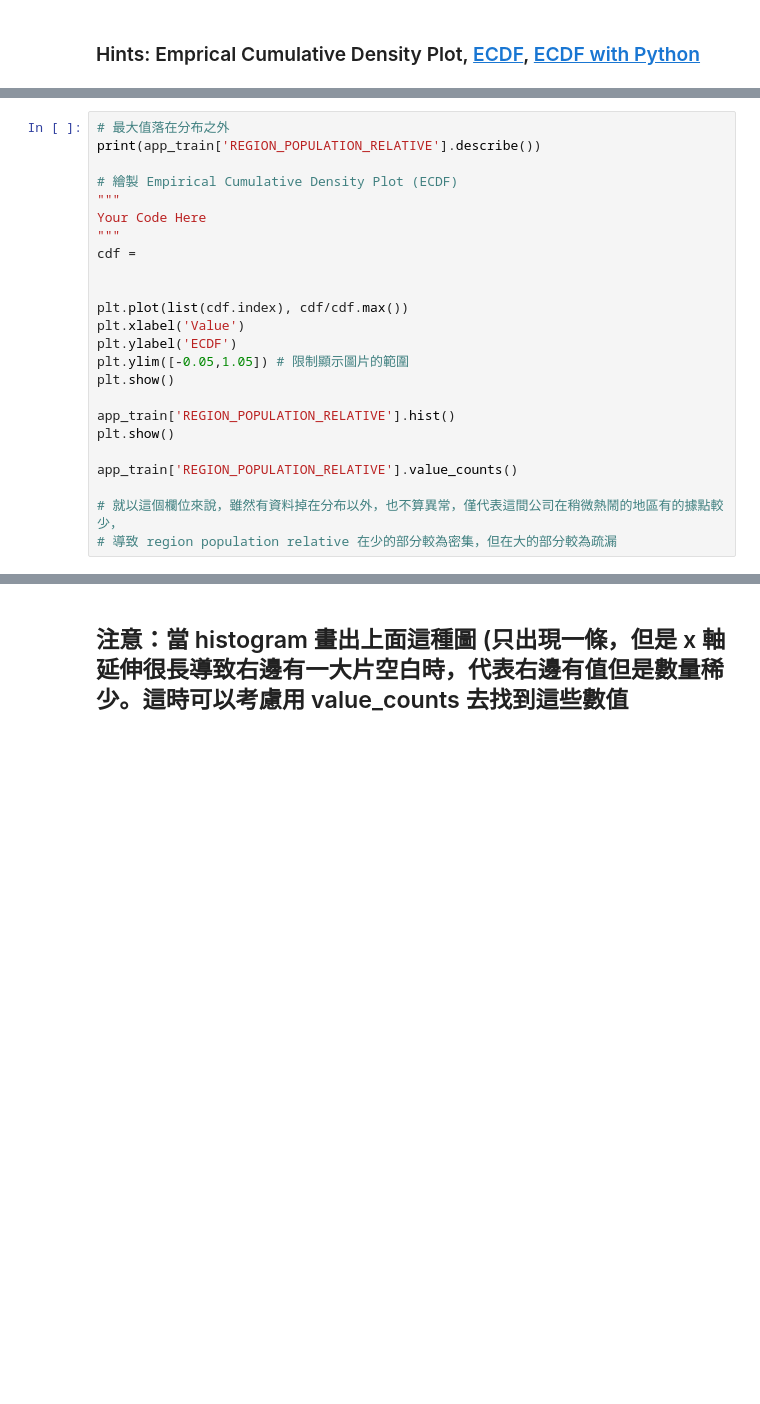
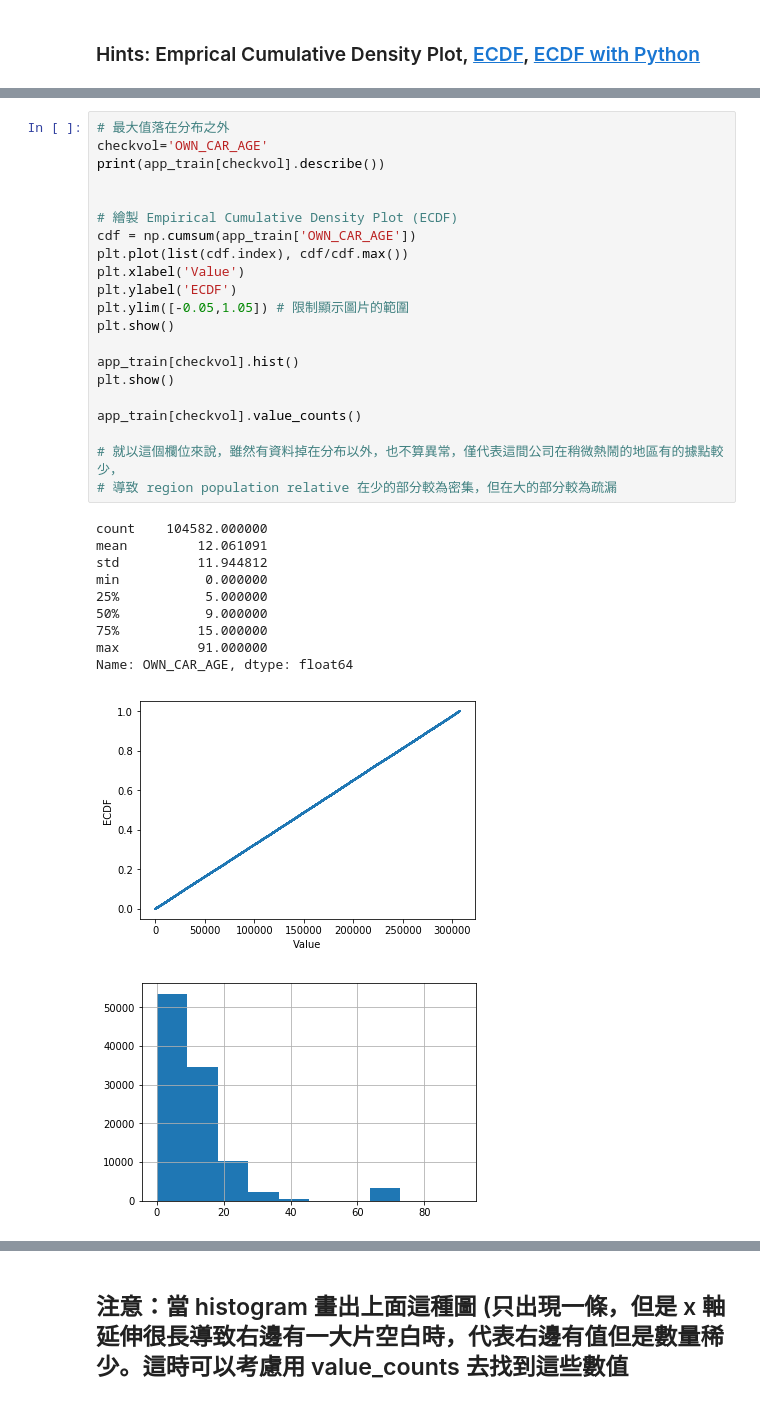
Before and after one commit to one10506/2nd-ML100Days, a Jupyter notebook: homework/Day_006_HW.ipynb, the cells around one changed output, grey strips where cells are left out. Cells and saved outputs as stored; diff of their text form; blank space fills up the shorter version.

```diff
--- a/homework/Day_006_HW.ipynb
+++ b/homework/Day_006_HW.ipynb
@@ -162,25 +198,34 @@ plt.show()
 ![ecdf_normal](https://au.mathworks.com/help/examples/stats/win64/PlotEmpiricalCdfAndCompareWithSamplingDistributionExample_01.png)
 # %%
 # 最大值落在分布之外
-print(app_train['REGION_POPULATION_RELATIVE'].describe())
+checkvol='OWN_CAR_AGE'
+print(app_train[checkvol].describe())
+
 
 # 繪製 Empirical Cumulative Density Plot (ECDF)
-"""
-Your Code Here
-"""
-cdf =
-
-
+cdf = np.cumsum(app_train['OWN_CAR_AGE'])
 plt.plot(list(cdf.index), cdf/cdf.max())
 plt.xlabel('Value')
 plt.ylabel('ECDF')
 plt.ylim([-0.05,1.05]) # 限制顯示圖片的範圍
 plt.show()
 
-app_train['REGION_POPULATION_RELATIVE'].hist()
+app_train[checkvol].hist()
 plt.show()
 
-app_train['REGION_POPULATION_RELATIVE'].value_counts()
+app_train[checkvol].value_counts()
 
 # 就以這個欄位來說，雖然有資料掉在分布以外，也不算異常，僅代表這間公司在稍微熱鬧的地區有的據點較少，
 # 導致 region population relative 在少的部分較為密集，但在大的部分較為疏漏
+# %% [output]
+count    104582.000000
+mean         12.061091
+std          11.944812
+min           0.000000
+25%           5.000000
+50%           9.000000
+75%          15.000000
+max          91.000000
+Name: OWN_CAR_AGE, dtype: float64
+[figure, added]
+[figure, added]
```
Also changed, not shown: parts of 9 cells of this notebook.
